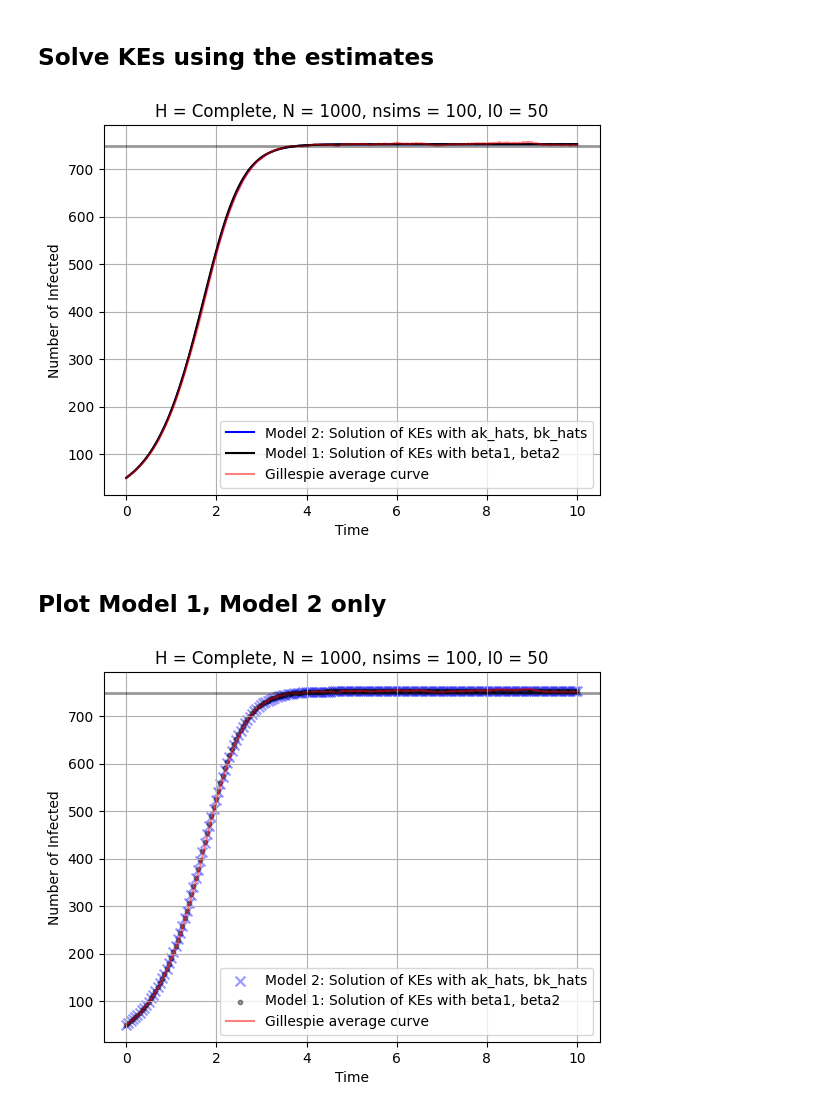
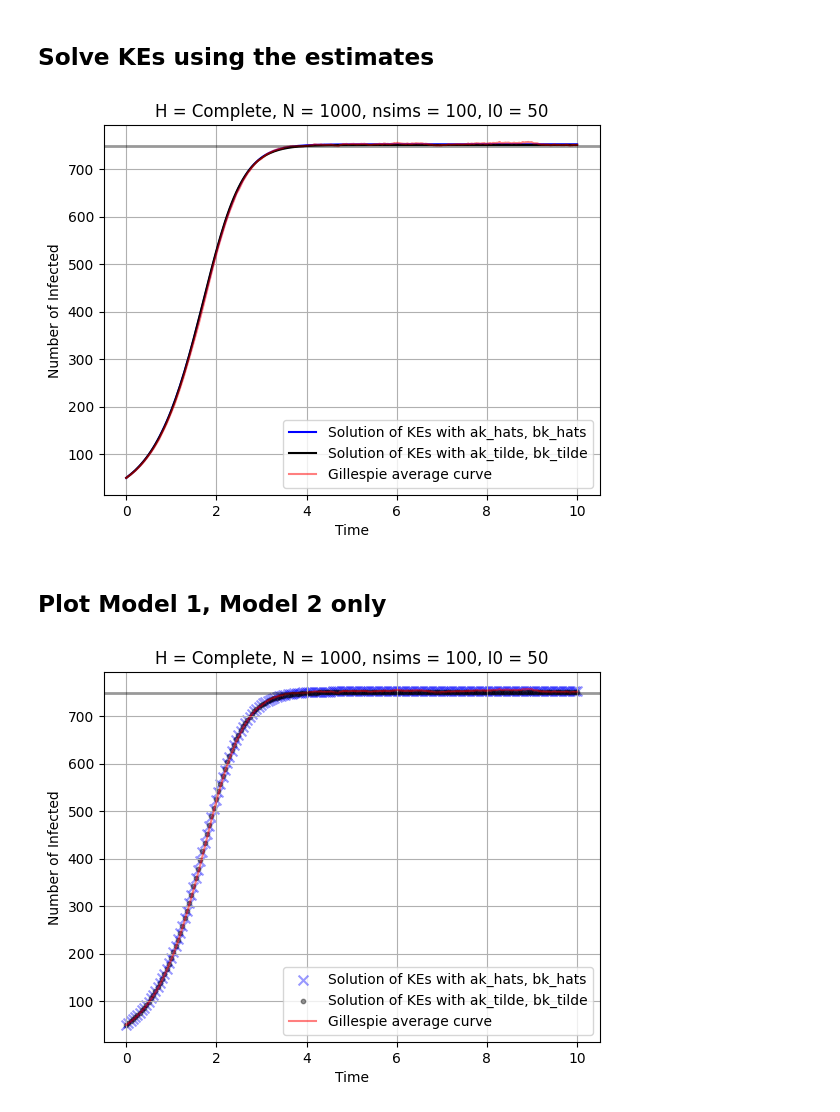
Before and after one commit to markolalovic/higher-order-contagion, a Jupyter notebook: notebooks/estimate-rates-complete.ipynb, the cells around one changed output. Drawn from its saved outputs; the diff is of its cells as text; code cells hidden in the pictures.

Commit message:
solutions with tildes

```diff
--- a/notebooks/estimate-rates-complete.ipynb
+++ b/notebooks/estimate-rates-complete.ipynb
@@ -176,6 +176,6 @@ np.float64(1.186624700034559e-19)
 # %%
 ## --- Calculate the estimates ---
 min_Tk_threshold = 1e-6 # TODO: tune the threshold
-estimates = calculate_estimates(X_sims, N, min_Tk_threshold)
+estimates = calculate_estimates(X_sims, N, beta1, beta2, min_Tk_threshold)
 # %% [output]
 Total events processed: 1340282
@@ -370,2 +264,0 @@ def calculate_estimates(X_sims, N, beta1_true, beta2_true, min_Tk_threshold=1e-9
-# %%
-estimates = calculate_estimates(X_sims, N, beta1, beta2, min_Tk_threshold=1e-9)
@@ -420,12 +310,11 @@ plt.show()
 # %% [markdown]
 ## Solve KEs using the estimates
 # %%
-## --- Solve KEs using the estimates and compare ---
-# --- Model 2 ---
-ode_system_complete = list_all_ODEs_using_estimates(g, a_k_hat, b_k_hat, mu)
+# --- KEs with MLEs ---
+ode_system_hat = list_all_ODEs_using_estimates(g, a_k_hat, b_k_hat, mu)
 
 def f_ode(t, p):
-    return ode_system_complete(t, p)
+    return ode_system_hat(t, p)
 
 sol_hat = solve_ivp(f_ode,
                     t_span,
@@ -434,28 +323,45 @@ sol_hat = solve_ivp(f_ode,
                     method="LSODA")
 
 expected_values_hat = calculate_expected_values(sol_hat)
+# %%
+# --- KEs with Empirical estimates ---
+ode_system_tilde = list_all_ODEs_using_estimates(g, a_k_tilde, b_k_tilde, mu)
+
+def f_ode(t, p):
+    return ode_system_tilde(t, p)
+
+sol_tilde = solve_ivp(f_ode,
+                      t_span,
+                      p0,
+                      t_eval=t_eval,
+                      method="LSODA")
+
+expected_values_tilde = calculate_expected_values(sol_tilde)
 # %%
 plt.figure()
 
-plt.plot(sol.t, expected_values_hat, color="b", label="Model 2: Solution of KEs with ak_hats, bk_hats")
-# plt.scatter(sol.t, expected_values_hat, color="b", s=10, alpha=.8, label="Model 2: Solution of KEs with ak_hats, bk_hats")
+plt.plot(sol_hat.t, expected_values_hat, color="blue",
+         label="Solution of KEs with ak_hats, bk_hats")
+# plt.scatter(sol.t, expected_values_hat, color="b", s=10, alpha=.8,
+# label="Model 2: Solution of KEs with ak_hats, bk_hats")
 
-plt.plot(sol.t, expected_values, color="k", label="Model 1: Solution of KEs with beta1, beta2")
+plt.plot(sol_tilde.t, expected_values_tilde, color="black",
+         label="Solution of KEs with ak_tilde, bk_tilde")
 
 plt.plot(times, avg_curve, 'red', label="Gillespie average curve", alpha=0.5)
 
 plt.axhline(y=int(0.75 * N), color='black', lw=2, alpha=0.4, linestyle='-')
 
 plt.xlabel("Time")
 plt.ylabel("Number of Infected")
 plt.legend()
 plt.grid(True)
 plt.title(f"H = {g.__class__.__name__}, N = {N}, nsims = {nsims}, I0 = {I0}")
 plt.savefig(f"../figures/estimation/{test_name}/solutions-comparison.pdf",
             format='pdf', bbox_inches='tight')
 plt.show()
 # %% [output]
-[figure, old version]
+[figure, new version]
 # %% [markdown]
 ## Plot Model 1, Model 2 only
 # %%
@@ -464,12 +370,12 @@ plt.figure()
 # Model 2 with 'x' markers
 plt.scatter(sol_hat.t, expected_values_hat,
             color="blue", marker='x', s=50, alpha=0.4,
-            label="Model 2: Solution of KEs with ak_hats, bk_hats")
+            label="Solution of KEs with ak_hats, bk_hats")
 
 # Model 1 with 'o' markers
-plt.scatter(sol.t, expected_values,
+plt.scatter(sol_tilde.t, expected_values_tilde,
             color="black", marker='o', s=10, alpha=0.4,
-            label="Model 1: Solution of KEs with beta1, beta2")
+            label="Solution of KEs with ak_tilde, bk_tilde")
 
 plt.plot(times, avg_curve, 'red', label="Gillespie average curve", alpha=0.5)
 plt.axhline(y=int(0.75 * N), color='black', lw=2, alpha=0.4, linestyle='-')
@@ -479,8 +385,8 @@ plt.ylabel("Number of Infected")
 plt.legend()
 plt.grid(True)
 plt.title(f"H = {g.__class__.__name__}, N = {N}, nsims = {nsims}, I0 = {I0}")
-plt.savefig(f"../figures/estimation/{test_name}/models-comparison.pdf",
+plt.savefig(f"../figures/estimation/{test_name}/models-comparison_nicer.pdf",
             format='pdf', bbox_inches='tight')
 plt.show()
 # %% [output]
-[figure, old version]
+[figure, new version]
```
Also changed, not shown: parts of 3 cells of this notebook, 11 other files.
